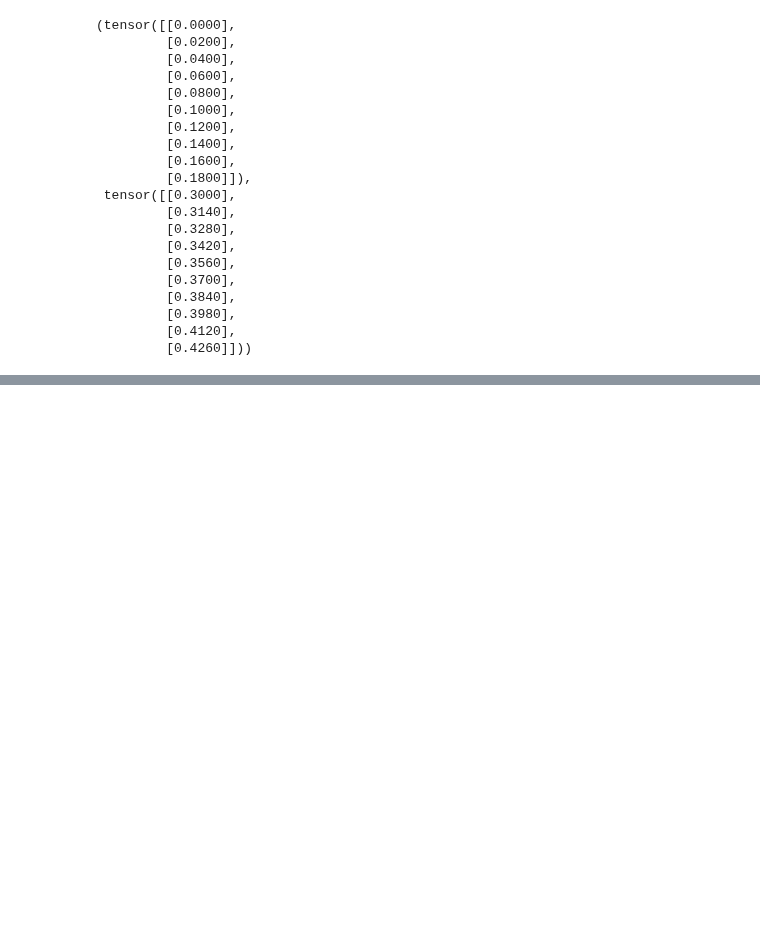
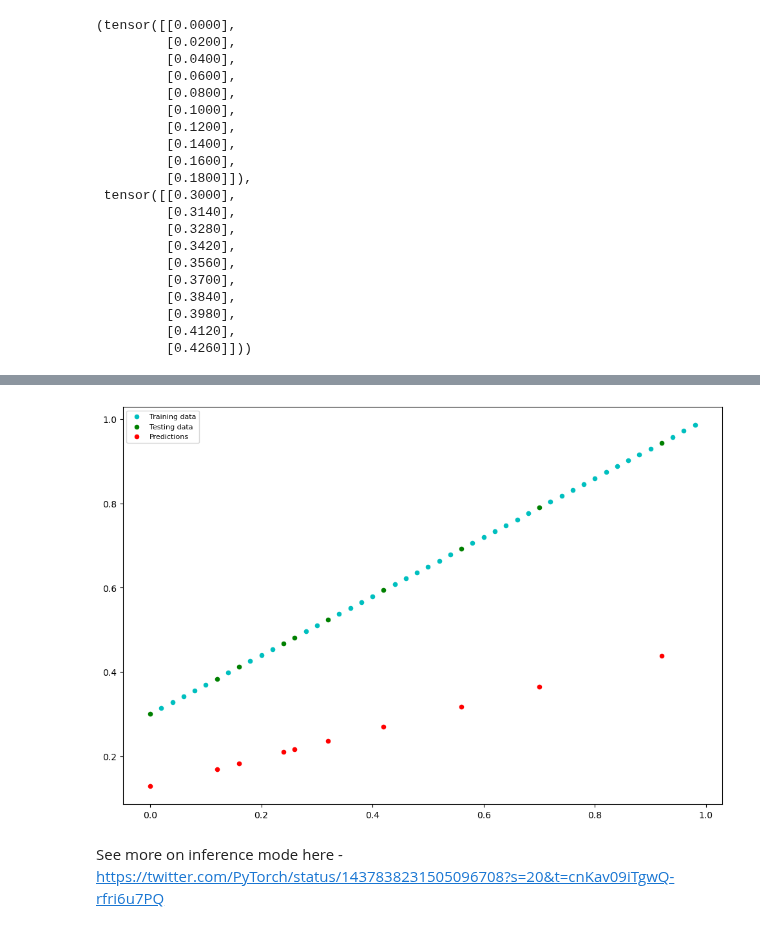
Before and after one commit to ridamansour/PyTorchLearning, a Jupyter notebook: 01_pytoch_workflow_video.ipynb, the cells around one changed output, grey strips where cells are left out. Drawn from its saved outputs; the diff is of its cells as text; code cells hidden in the pictures; blank space fills up the shorter version.

```diff
--- a/01_pytoch_workflow_video.ipynb
+++ b/01_pytoch_workflow_video.ipynb
@@ -87,0 +153,11 @@ X[:10], y[:10]
+# %%
+# Create linear regression model class
+class LinearRegressionModel(nn.Module): # <- almost everything in
+    def __init__(self):
+        super().__init__()
+        self.weight = nn.Parameter(torch.randn(1, requires_grad=True, dtype=torch.float))
+        self.bias = nn.Parameter(torch.randn(1, requires_grad=True, dtype=torch.float))
+
+    # Forward method to define the computation in the model
+    def forward(self, x: torch.Tensor) -> torch.Tensor: # <- "x" is the input data
+        return x * self.weight + self.bias # this is the linear regression formula
@@ -87,0 +180,9 @@ X[:10], y[:10]
+# %%
+# Create a random seed
+torch.manual_seed(42)
+
+# Create an instance of the model (this is a subclass of nn.Module)
+model_0 = LinearRegressionModel()
+
+# Check out the parameters
+list(model_0.parameters())
@@ -87,0 +228,5 @@ X[:10], y[:10]
+# %%
+# MAke predictions with model
+with torch.inference_mode():
+    y_pred = model_0()
+y_pred
@@ -87,0 +270,6 @@ X[:10], y[:10]
+# %%
+plot_predictions(predictions=y_pred)
+# %% [output]
+[figure, added]
+# %% [markdown]
+See more on inference mode here - https://twitter.com/PyTorch/status/1437838231505096708?s=20&t=cnKav09iTgwQ-rfri6u7PQ
```
Also changed, not shown: parts of 15 cells of this notebook.
